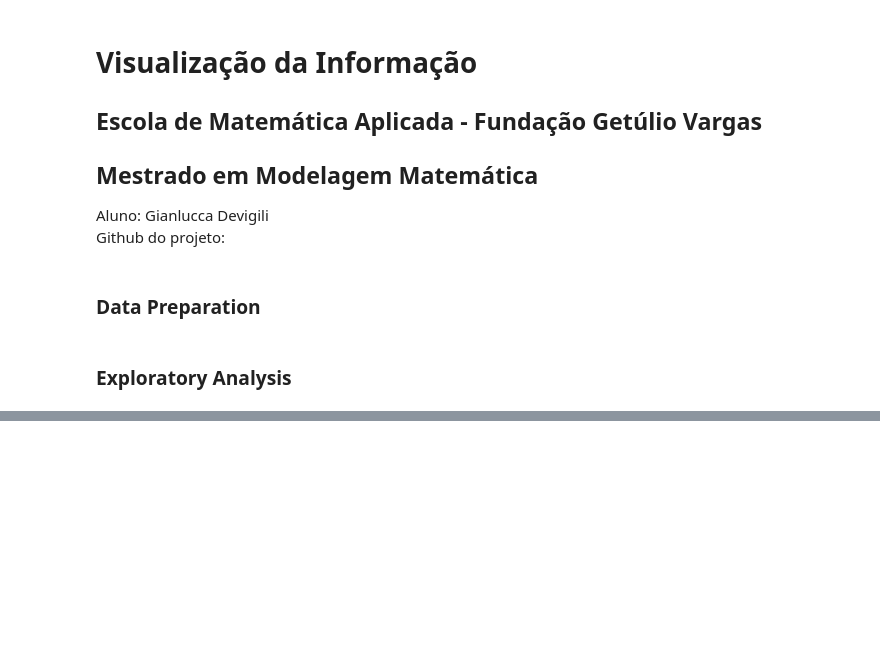
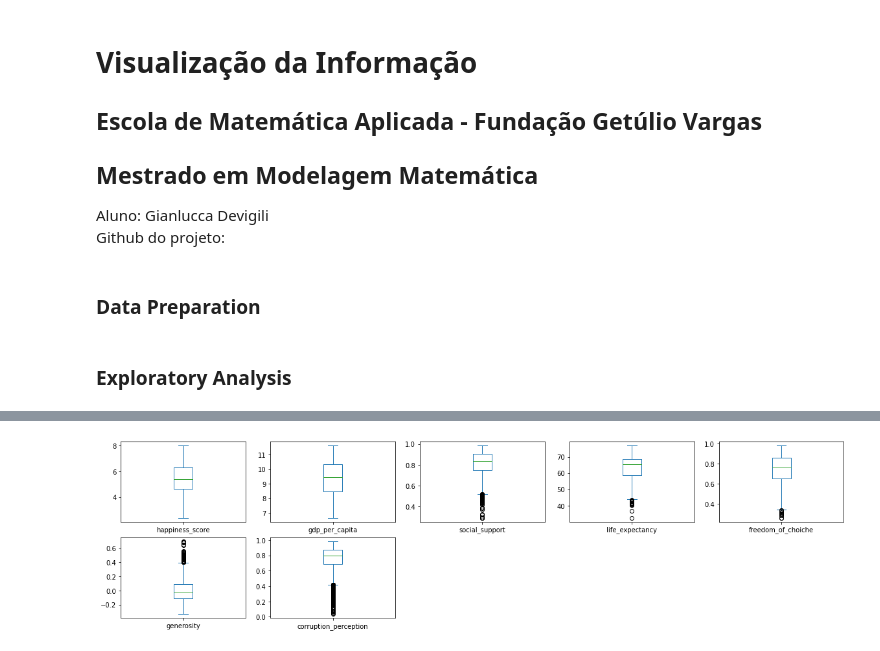
Before and after one commit to GDevigili/happiness_data_vis, a Jupyter notebook: main.ipynb, the cells around one changed output, grey strips where cells are left out. Cells and saved outputs as stored; diff of their text form; code cells hidden in the pictures; blank space fills up the shorter version.

```diff
--- a/main.ipynb
+++ b/main.ipynb
@@ -41,0 +55,4 @@ df.columns = ['country', 'year', 'happiness_score', 'gdp_per_capita', 'social_su
+# %%
+df.loc[:, df.columns != 'year'].plot(kind = 'box', figsize = (20, 5), subplots = True, layout = (2, 5));
+# %% [output]
+[figure, added]
```
Also changed, not shown: parts of 3 cells of this notebook.
